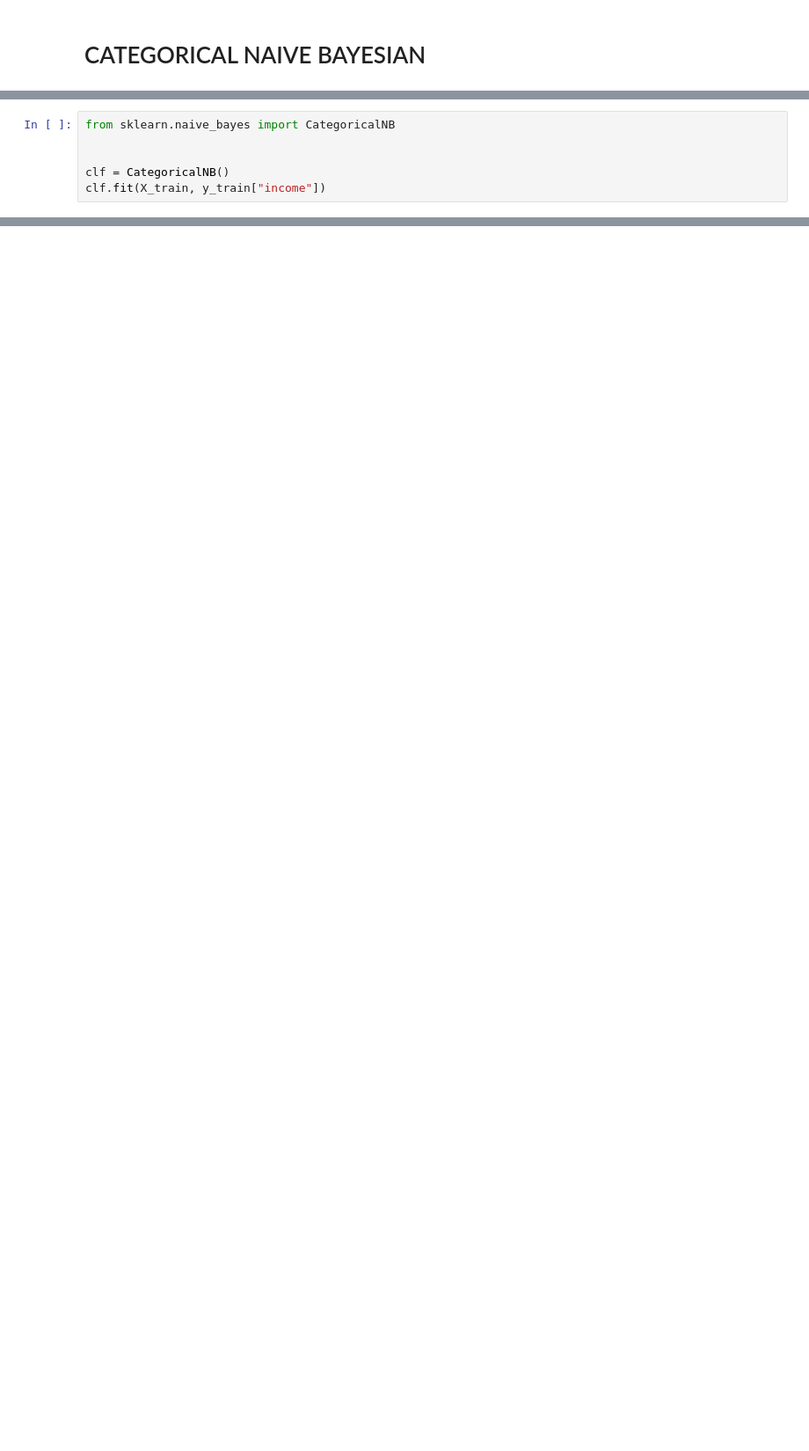
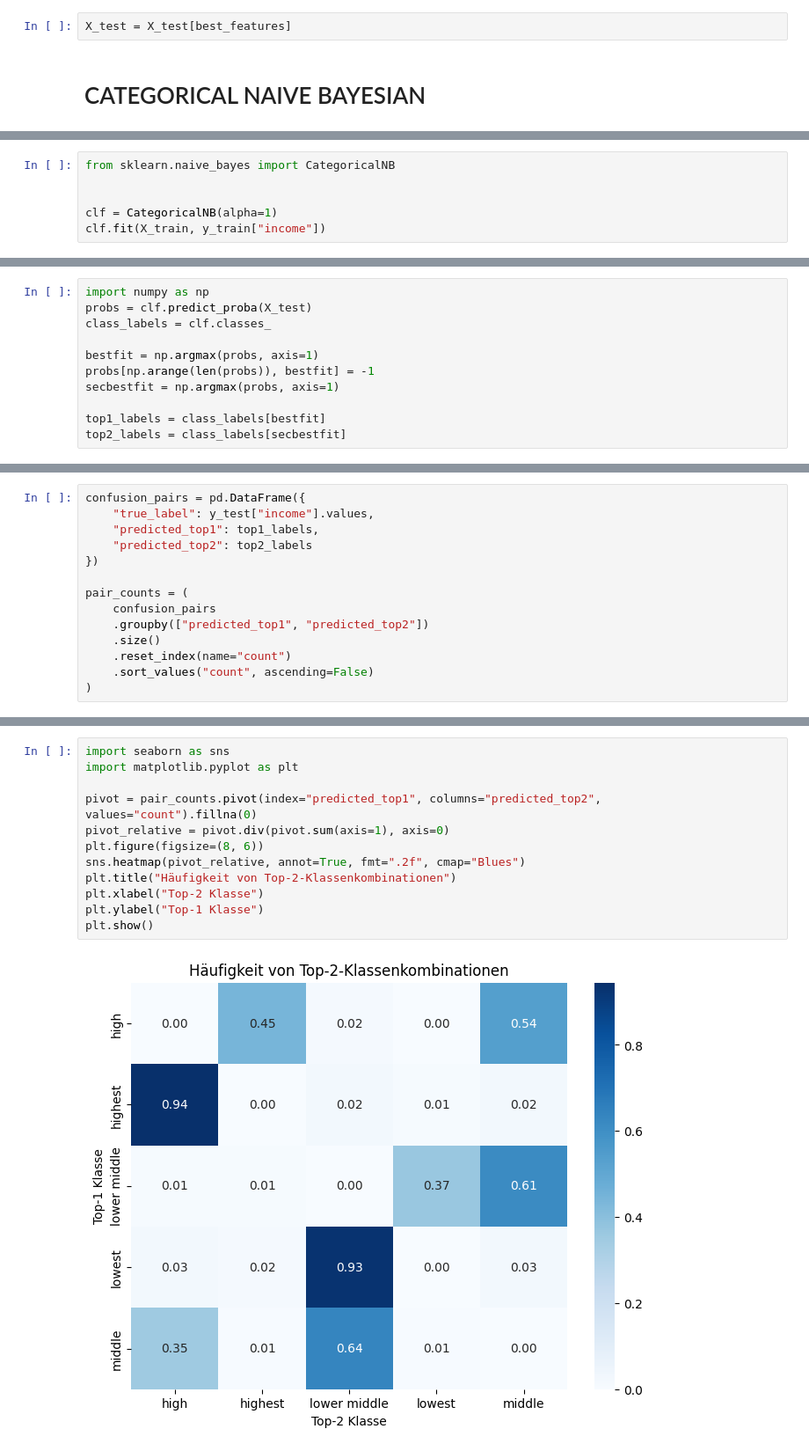
Before and after one commit to metropolisjenensis/Probabilistic-Machine-Learning_lecture-PROJECTS, a Jupyter notebook: projects/13-3NTXXXX_microcensus_income/notebooks/categorical_nb.ipynb, the cells around one changed output, grey strips where cells are left out. Shown at 88% size. Cells and saved outputs as stored; diff of their text form; blank space fills up the shorter version.

```diff
--- a/projects/13-3NTXXXX_microcensus_income/notebooks/categorical_nb.ipynb
+++ b/projects/13-3NTXXXX_microcensus_income/notebooks/categorical_nb.ipynb
@@ -160,2 +251,4 @@ print(chi2_df)
+# %%
+X_test = X_test[best_features]
 # %% [markdown]
 # CATEGORICAL NAIVE BAYESIAN
@@ -163,6 +258,6 @@ print(chi2_df)
 from sklearn.naive_bayes import CategoricalNB
 
 
-clf = CategoricalNB()
+clf = CategoricalNB(alpha=1)
 clf.fit(X_train, y_train["income"])
 # %% [output]
@@ -224,0 +327,11 @@ print(p_lowestIncome_west)
+# %%
+import numpy as np
+probs = clf.predict_proba(X_test)
+class_labels = clf.classes_
+
+bestfit = np.argmax(probs, axis=1)
+probs[np.arange(len(probs)), bestfit] = -1
+secbestfit = np.argmax(probs, axis=1)
+
+top1_labels = class_labels[bestfit]
+top2_labels = class_labels[secbestfit]
@@ -224,0 +349,14 @@ print(p_lowestIncome_west)
+# %%
+confusion_pairs = pd.DataFrame({
+    "true_label": y_test["income"].values,
+    "predicted_top1": top1_labels,
+    "predicted_top2": top2_labels
+})
+
+pair_counts = (
+    confusion_pairs
+    .groupby(["predicted_top1", "predicted_top2"])
+    .size()
+    .reset_index(name="count")
+    .sort_values("count", ascending=False)
+)
@@ -224,0 +380,14 @@ print(p_lowestIncome_west)
+# %%
+import seaborn as sns
+import matplotlib.pyplot as plt
+
+pivot = pair_counts.pivot(index="predicted_top1", columns="predicted_top2", values="count").fillna(0)
+pivot_relative = pivot.div(pivot.sum(axis=1), axis=0)
+plt.figure(figsize=(8, 6))
+sns.heatmap(pivot_relative, annot=True, fmt=".2f", cmap="Blues")
+plt.title("Häufigkeit von Top-2-Klassenkombinationen")
+plt.xlabel("Top-2 Klasse")
+plt.ylabel("Top-1 Klasse")
+plt.show()
+# %% [output]
+[figure, added]
```
Also changed, not shown: parts of 32 cells of this notebook, 2 other files.
